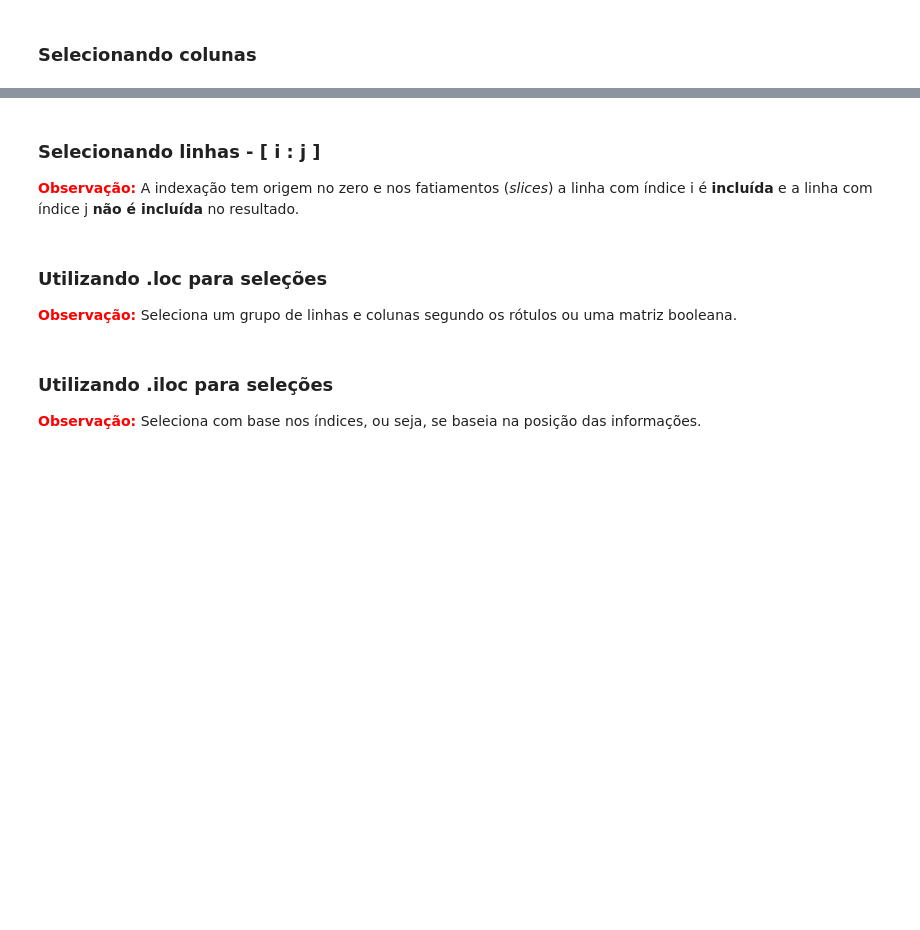
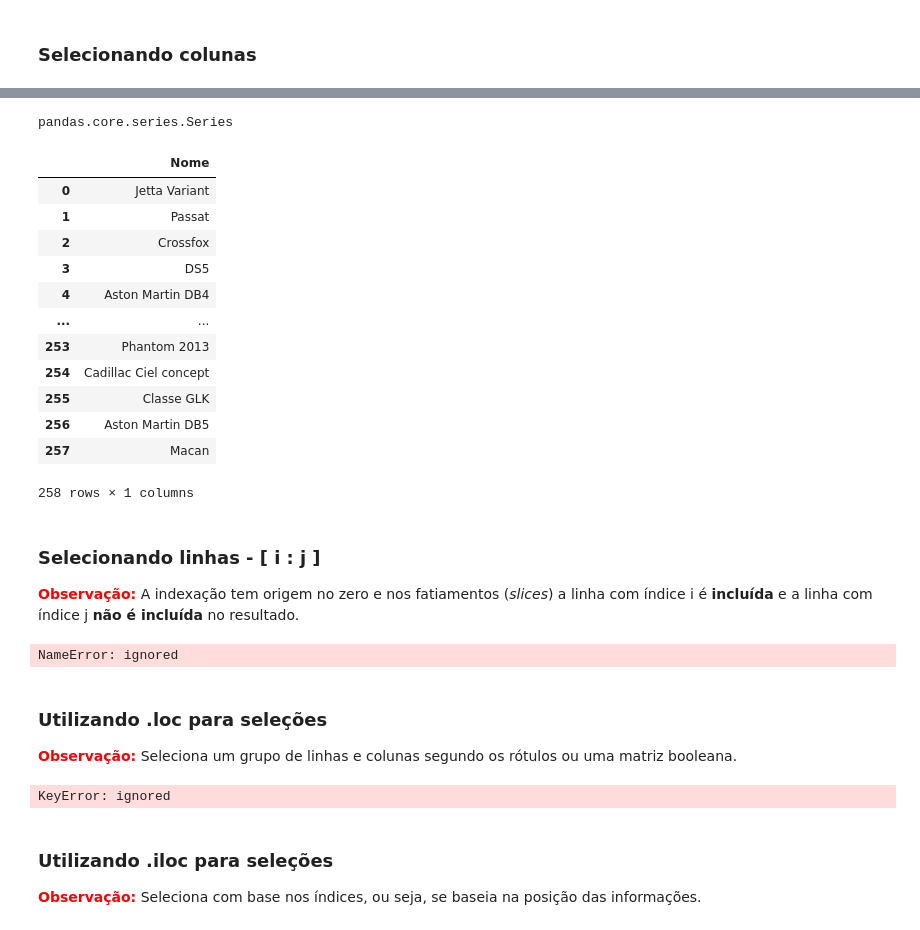
Before and after one commit to meyrellesilva/Aprendendo, a Jupyter notebook: Python_para_Data_Science_Pandas.ipynb, the cells around one changed output, grey strips where cells are left out. Saved outputs shown, nothing was run; the diff lists cells and outputs as text; code cells hidden in the pictures; blank space fills up the shorter version.

```diff
--- a/Python_para_Data_Science_Pandas.ipynb
+++ b/Python_para_Data_Science_Pandas.ipynb
@@ -407,11 +657,39 @@ dados = {
+# %%
+type(dataset['Valor'])
+# %% [output]
+pandas.core.series.Series
+# %%
+dataset[['Nome']]
+# %% [output]
+|  | Nome |
+| 0 | Jetta Variant |
+| 1 | Passat |
+| 2 | Crossfox |
+| 3 | DS5 |
+| 4 | Aston Martin DB4 |
+| ... | ... |
+| 253 | Phantom 2013 |
+| 254 | Cadillac Ciel concept |
+| 255 | Classe GLK |
+| 256 | Aston Martin DB5 |
+| 257 | Macan |
+258 rows × 1 columns
 # %% [markdown]
 ### Selecionando linhas - [ i : j ]
 
 <font color=red>**Observação:**</font> A indexação tem origem no zero e nos fatiamentos (*slices*) a linha com índice i é **incluída** e a linha com índice j **não é incluída** no resultado.
+# %%
+dataset[0:3]
+# %% [output]
+NameError: ignored
 # %% [markdown]
 ### Utilizando .loc para seleções
 
 <font color=red>**Observação:**</font> Seleciona um grupo de linhas e colunas segundo os rótulos ou uma matriz booleana.
+# %%
+dataset.loc[['Passat', 'DS5']]
+# %% [output]
+KeyError: ignored
 # %% [markdown]
 ### Utilizando .iloc para seleções
 
```
Also changed, not shown: parts of 78 cells of this notebook.
